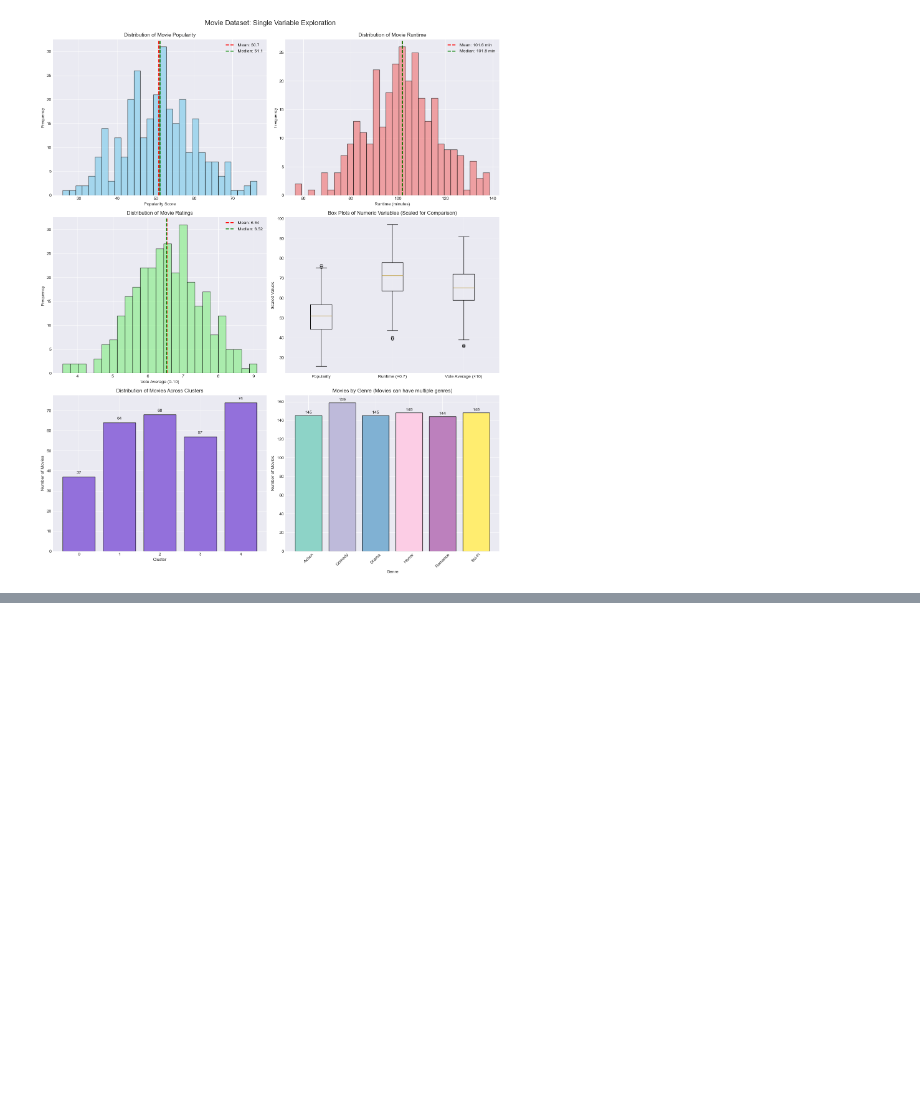
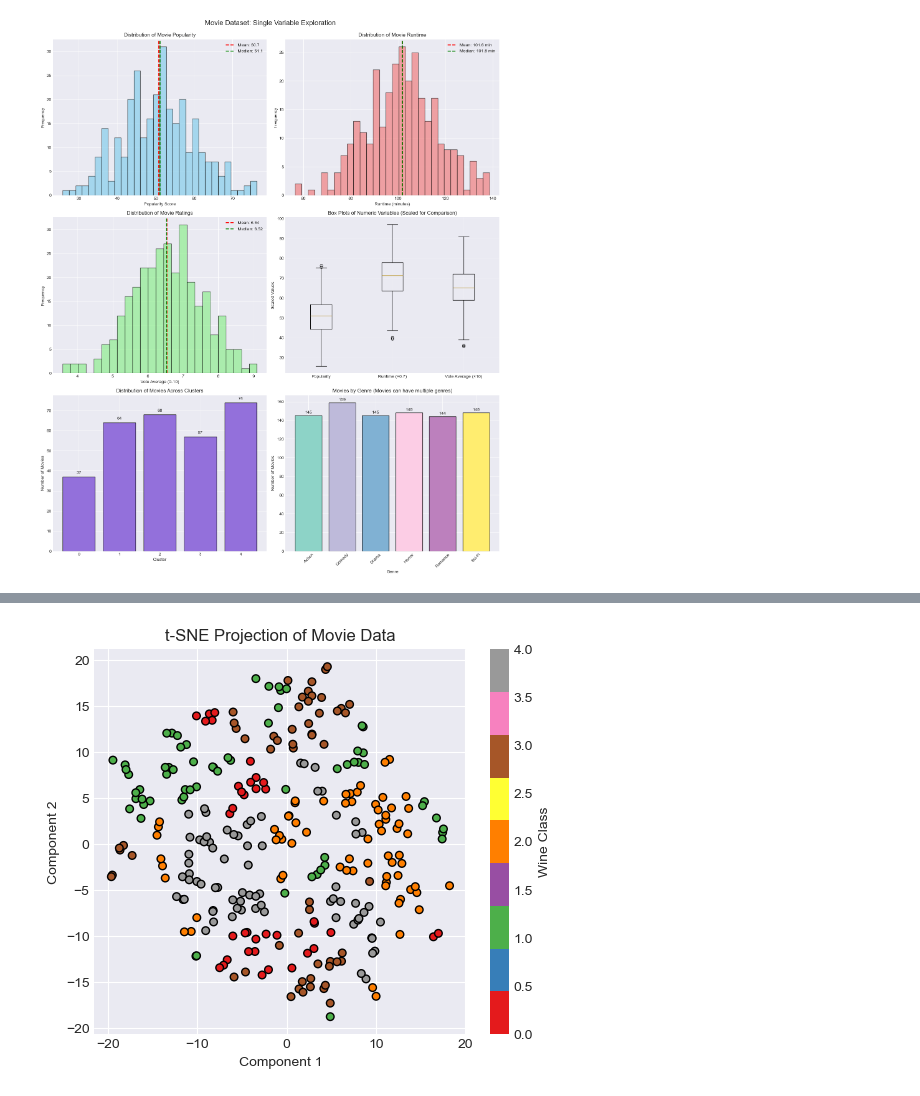
Before and after one commit to ucd25-cosmos-patternseekers/movie-analysis, a Jupyter notebook: Linda-analysis.ipynb, the cells around one changed output, grey strips where cells are left out. Cells and saved outputs as stored; diff of their text form; code cells hidden in the pictures; blank space fills up the shorter version.

```diff
--- a/Linda-analysis.ipynb
+++ b/Linda-analysis.ipynb
@@ -115,0 +142,14 @@ plt.show()
+# %%
+from sklearn.manifold import TSNE
+X_tsne = TSNE(n_components=2, random_state=42).fit_transform(X_scaled)
+
+plt.figure(figsize=(6, 5))
+plt.scatter(X_tsne[:, 0], X_tsne[:, 1], c=y, cmap='Set1', s=30, edgecolor='k')
+plt.colorbar(label='Wine Class')
+plt.title('t-SNE Projection of Movie Data')
+plt.xlabel('Component 1')
+plt.ylabel('Component 2')
+plt.grid(True)
+plt.show()
+# %% [output]
+[figure, added]
```
Also changed, not shown: parts of 2 cells of this notebook.
